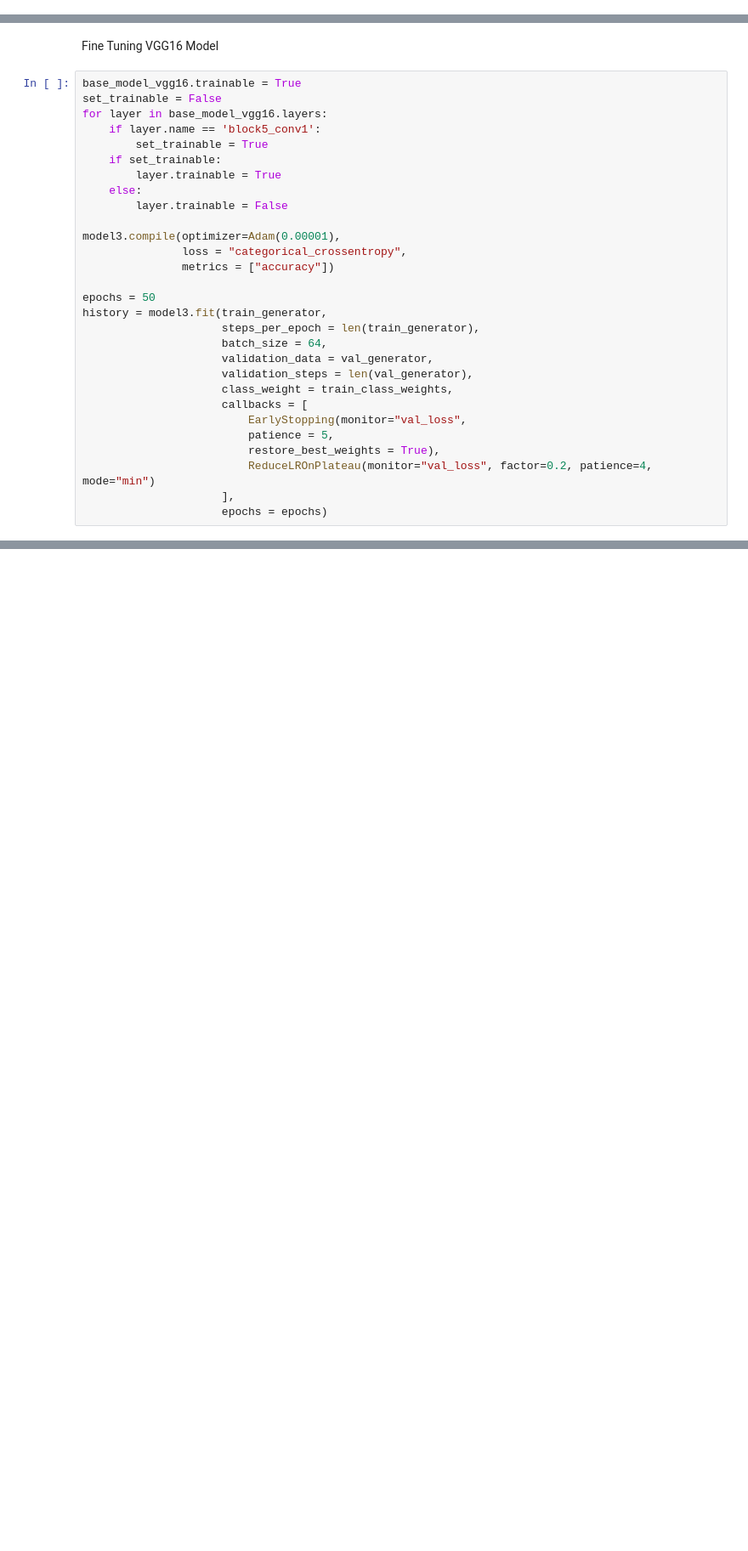
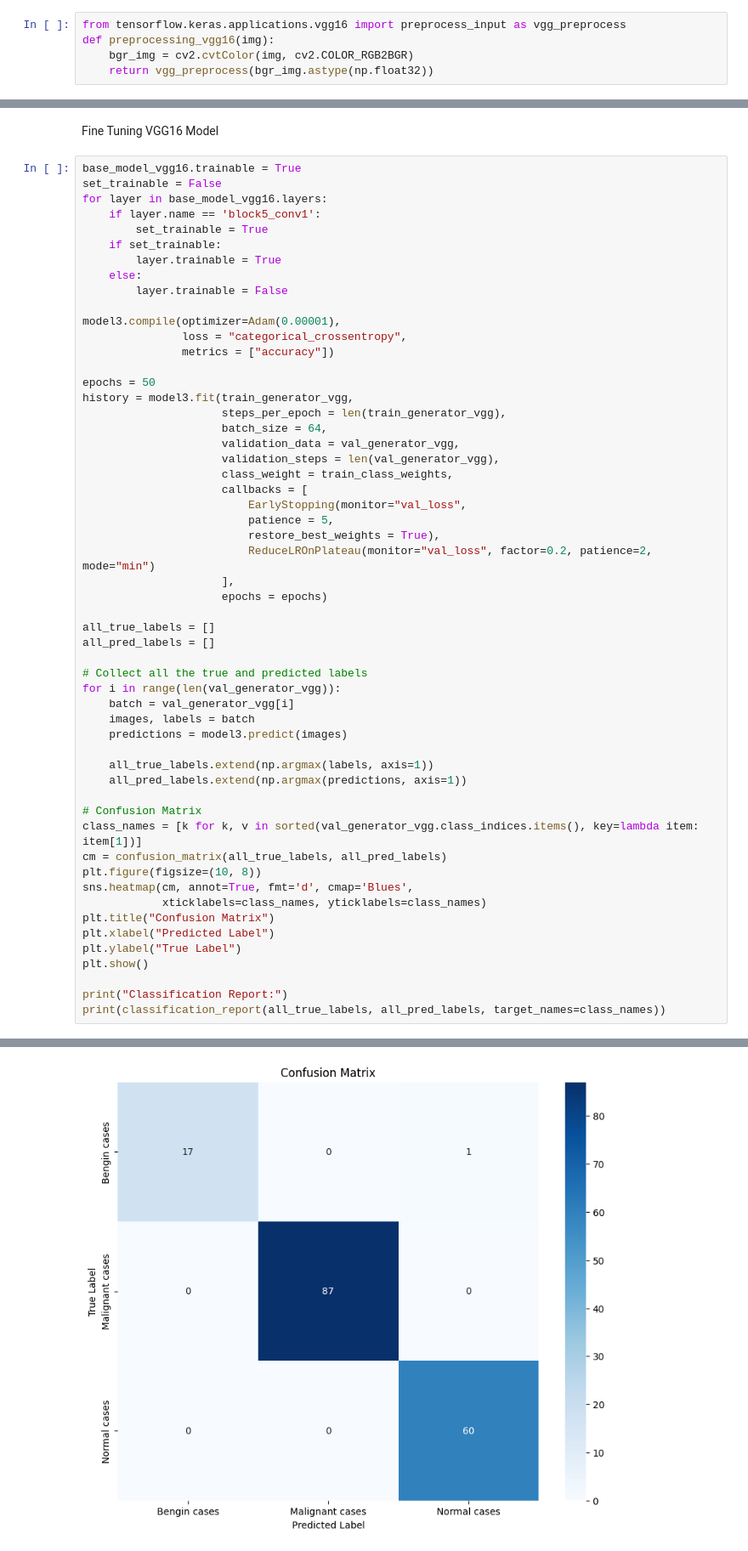
Before and after one commit to 5tamam00/dissertation, a Jupyter notebook: notebook/dataset.ipynb, the cells around one changed output, grey strips where cells are left out. Shown at 85% size. Saved outputs shown, nothing was run; the diff lists cells and outputs as text; blank space fills up the shorter version.

```diff
--- a/notebook/dataset.ipynb
+++ b/notebook/dataset.ipynb
@@ -175,3 +180,8 @@ def preprocessing_denoise(img):
+# %%
+from tensorflow.keras.applications.vgg16 import preprocess_input as vgg_preprocess
+def preprocessing_vgg16(img):
+    bgr_img = cv2.cvtColor(img, cv2.COLOR_RGB2BGR)
+    return vgg_preprocess(bgr_img.astype(np.float32))
 # %% [markdown]
 Image Data Augmentation using ImageDataGenerator
 # %%
@@ -502,18 +824,44 @@ model3.compile(optimizer=Adam(0.00001),
                metrics = ["accuracy"])
 
 epochs = 50
-history = model3.fit(train_generator,
-                     steps_per_epoch = len(train_generator),
+history = model3.fit(train_generator_vgg,
+                     steps_per_epoch = len(train_generator_vgg),
                      batch_size = 64,
-                     validation_data = val_generator,
-                     validation_steps = len(val_generator),
+                     validation_data = val_generator_vgg,
+                     validation_steps = len(val_generator_vgg),
                      class_weight = train_class_weights,
                      callbacks = [
                          EarlyStopping(monitor="val_loss",
                          patience = 5,
                          restore_best_weights = True),
-                         ReduceLROnPlateau(monitor="val_loss", factor=0.2, patience=4, mode="min")
+                         ReduceLROnPlateau(monitor="val_loss", factor=0.2, patience=2, mode="min")
                      ],
                      epochs = epochs)
+
+all_true_labels = []
+all_pred_labels = []
+
+# Collect all the true and predicted labels
+for i in range(len(val_generator_vgg)):
+    batch = val_generator_vgg[i]
+    images, labels = batch
+    predictions = model3.predict(images)
+
+    all_true_labels.extend(np.argmax(labels, axis=1))
+    all_pred_labels.extend(np.argmax(predictions, axis=1))
+
+# Confusion Matrix
+class_names = [k for k, v in sorted(val_generator_vgg.class_indices.items(), key=lambda item: item[1])]
+cm = confusion_matrix(all_true_labels, all_pred_labels)
+plt.figure(figsize=(10, 8))
+sns.heatmap(cm, annot=True, fmt='d', cmap='Blues',
+            xticklabels=class_names, yticklabels=class_names)
+plt.title("Confusion Matrix")
+plt.xlabel("Predicted Label")
+plt.ylabel("True Label")
+plt.show()
+
+print("Classification Report:")
+print(classification_report(all_true_labels, all_pred_labels, target_names=class_names))
 # %% [output]
 Epoch 1/50
@@ -535,0 +884 @@ Epoch 23/50
+[figure, added]
```
Also changed, not shown: parts of 41 cells of this notebook, 1 other file.
